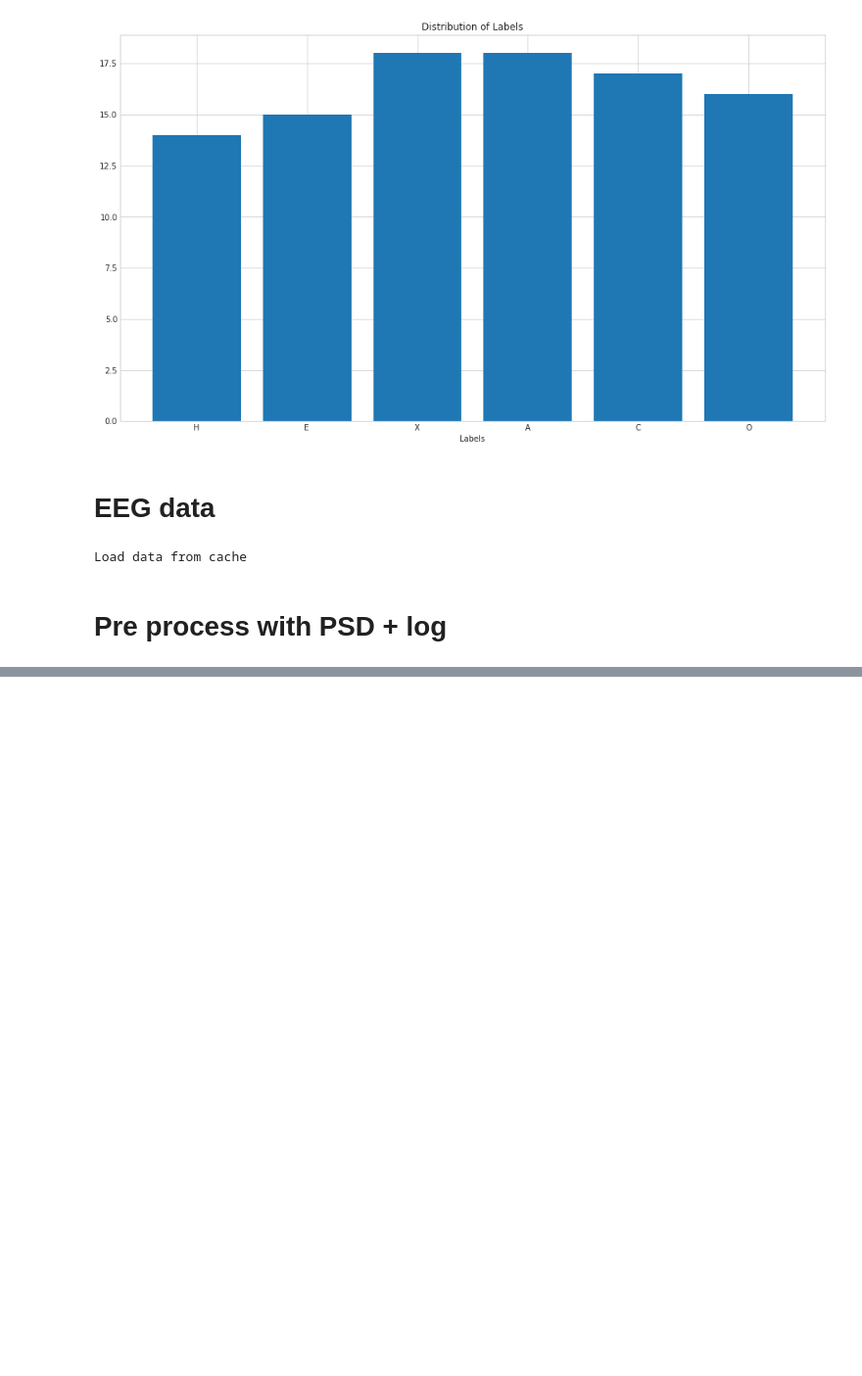
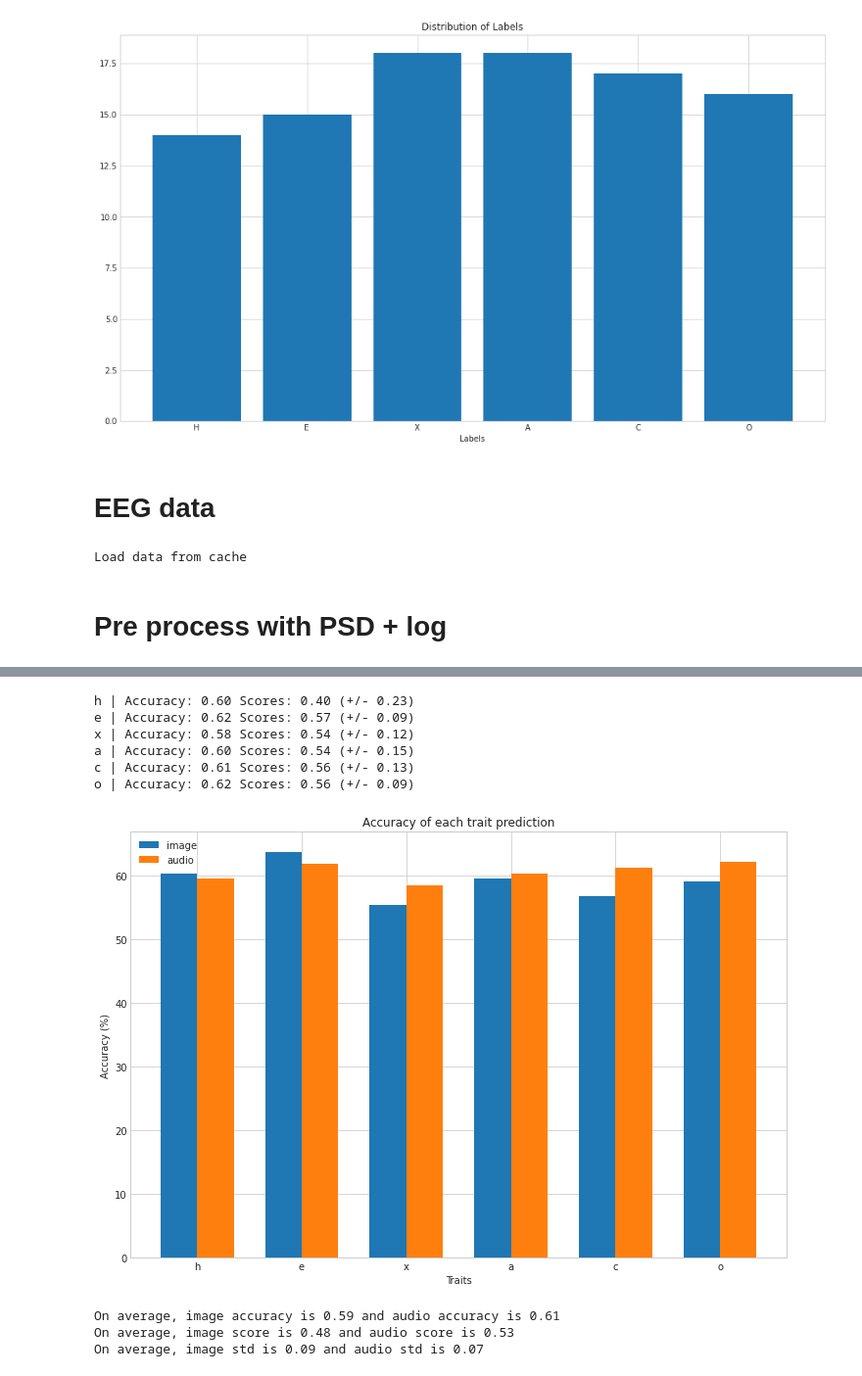
Before and after one commit to akraradets/2021JanHCI, a Jupyter notebook: 4-redo-process/02-HEXACO.ipynb, the cells around one changed output, grey strips where cells are left out. Shown at 98% size. Saved outputs shown, nothing was run; the diff lists cells and outputs as text; code cells hidden in the pictures; blank space fills up the shorter version.

```diff
--- a/4-redo-process/02-HEXACO.ipynb
+++ b/4-redo-process/02-HEXACO.ipynb
@@ -172,7 +173,7 @@ def build_data(p_num, EEG,ids):
                 else: Y = np.concatenate( [Y, label ], axis=0 )
 
     print(f"{p_num} done| {ids}")
-    return np.array(X),np.array(y)
+    return np.array(X),np.array(Y)
 # %%
 try:
     # [33,2,10,12,16]
@@ -200,0 +220,12 @@ finally:
+# %%
+result_image = []
+traits = ["h","e","x","a","c","o"]
+for index,label in enumerate(traits):
+    y = Y[:,index]
+    X_copy = X.copy() * -1
+    mnb = MultinomialNB()
+    mnb.fit(X_copy, y)
+    acc = sum(mnb.predict(X_copy) == y) / len(y)
+    scores = cross_val_score(mnb, X_copy, y)
+    result_image.append([acc,scores.mean(),scores.std()])
+    print(label,"| Accuracy: %0.2f Scores: %0.2f (+/- %0.2f)" % (acc,scores.mean(), scores.std() * 2))
@@ -200,0 +282,48 @@ finally:
+# %%
+result_audio = []
+traits = ["h","e","x","a","c","o"]
+for index,label in enumerate(traits):
+    y = Y[:,index]
+    X_copy = X.copy() * -1
+    mnb = MultinomialNB()
+    mnb.fit(X_copy, y)
+    acc = sum(mnb.predict(X_copy) == y) / len(y)
+    scores = cross_val_score(mnb, X_copy, y)
+    result_audio.append([acc,scores.mean(),scores.std()])
+    print(label,"| Accuracy: %0.2f Scores: %0.2f (+/- %0.2f)" % (acc,scores.mean(), scores.std() * 2))
+# %% [output]
+h | Accuracy: 0.60 Scores: 0.40 (+/- 0.23)
+e | Accuracy: 0.62 Scores: 0.57 (+/- 0.09)
+x | Accuracy: 0.58 Scores: 0.54 (+/- 0.12)
+a | Accuracy: 0.60 Scores: 0.54 (+/- 0.15)
+c | Accuracy: 0.61 Scores: 0.56 (+/- 0.13)
+o | Accuracy: 0.62 Scores: 0.56 (+/- 0.09)
+# %%
+result_image = np.array(result_image)
+result_audio = np.array(result_audio)
+# %%
+width =.35
+
+fig, ax = plt.subplots(figsize=(12,8))
+
+ax.bar(np.arange(6)      ,result_image[:,0] * 100, width=width, label='image', ecolor='black', capsize=10)
+ax.bar(np.arange(6)+width,result_audio[:,0] * 100, width=width, label='audio', ecolor='black', capsize=10)
+
+ax.set_xlabel('Traits')
+ax.set_ylabel('Accuracy (%)')
+ax.set_title('Accuracy of each trait prediction')
+ax.set_xticks(np.arange(6) + width / 2)
+ax.set_xticklabels(traits)
+ax.legend()
+
+plt.show()
+# %% [output]
+[figure, added]
+# %%
+print(f"On average, image accuracy is {round(result_image[:,0].mean(),2)} and audio accuracy is {round(result_audio[:,0].mean(),2)}")
+print(f"On average, image score is {round(result_image[:,1].mean(),2)} and audio score is {round(result_audio[:,1].mean(),2)}")
+print(f"On average, image std is {round(result_image[:,2].mean(),2)} and audio std is {round(result_audio[:,2].mean(),2)}")
+# %% [output]
+On average, image accuracy is 0.59 and audio accuracy is 0.61
+On average, image score is 0.48 and audio score is 0.53
+On average, image std is 0.09 and audio std is 0.07
```
Also changed, not shown: parts of 4 cells of this notebook.
